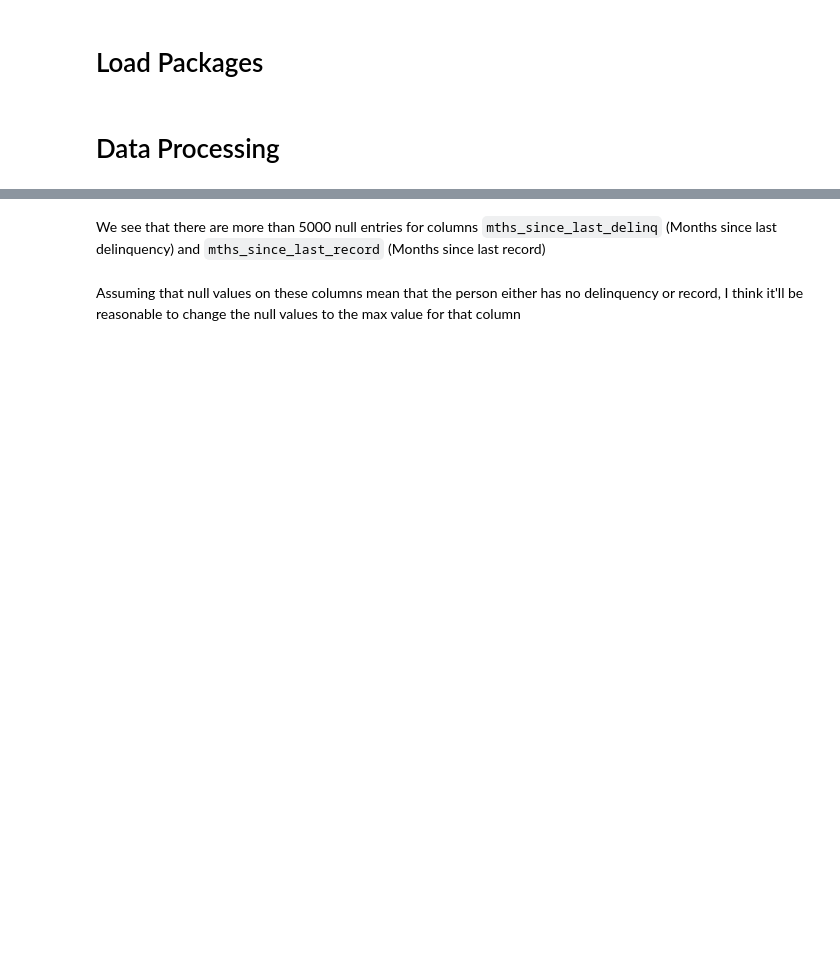
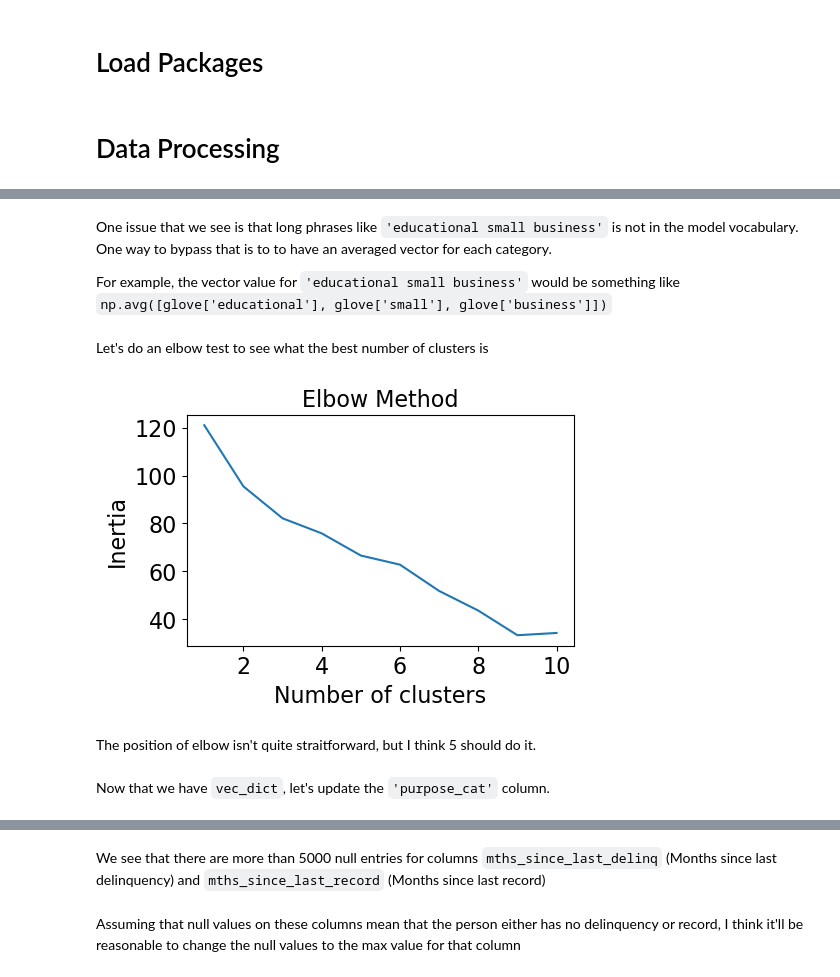
Before and after one commit to wryu94/loan_default_classification, a Jupyter notebook: loan_default_classification.ipynb, the cells around one changed output, grey strips where cells are left out. Drawn from its saved outputs; the diff is of its cells as text; code cells hidden in the pictures; blank space fills up the shorter version.

````diff
--- a/loan_default_classification.ipynb
+++ b/loan_default_classification.ipynb
@@ -159,0 +203,53 @@ dtype: int64
+# %%
+import gensim.downloader as api
+
+info = api.info()  # show info about available models/datasets
+glove = api.load("glove-twitter-25")  # download the model and return as object ready for use
+# %% [markdown]
+One issue that we see is that long phrases like ```'educational small business'``` is not in the model vocabulary. One way to bypass that is to to have an averaged vector for each category.
+
+For example, the vector value for ```'educational small business'``` would be something like  ```np.avg([glove['educational'], glove['small'], glove['business']])```
+# %%
+# Save the result as a dictionary
+vec_dict = {}
+
+for purpose in df_raw['purpose_cat'].unique():
+    purpose_list = purpose.split()
+    vec_list = []
+
+    for word in purpose_list:
+        vec_list += [glove[word]]
+
+    vec_dict[purpose] = {}
+    vec_dict[purpose]['vector'] = np.average(vec_list,axis=0)
+# %%
+# Define the list of vectors
+vec_list = []
+for key, item in vec_dict.items():
+    vec_list += [item['vector']]
+# %% [markdown]
+Let's do an elbow test to see what the best number of clusters is
+# %%
+# Elbow method
+sse = []
+for k in range(1, 11):
+    kmeans = KMeans(n_clusters=k,
+                    max_iter=10000,
+                    n_init='auto').fit(vec_list)
+    sse.append(kmeans.inertia_)
+
+plt.figure(figsize=(5,3))
+
+plt.plot(range(1, 11), sse)
+
+font = 16
+plt.xticks(size=font);
+plt.yticks(size=font);
+plt.xlabel('Number of clusters',size=font);
+plt.ylabel('Inertia',size=font);
+plt.title('Elbow Method',size=font)
+plt.show()
+# %% [output]
+[figure, added]
+# %% [markdown]
+The position of elbow isn't quite straitforward, but I think 5 should do it.
@@ -159,0 +265,2 @@ dtype: int64
+# %% [markdown]
+Now that we have ```vec_dict```, let's update the ```'purpose_cat'``` column.
````
Also changed, not shown: parts of 132 cells of this notebook.
